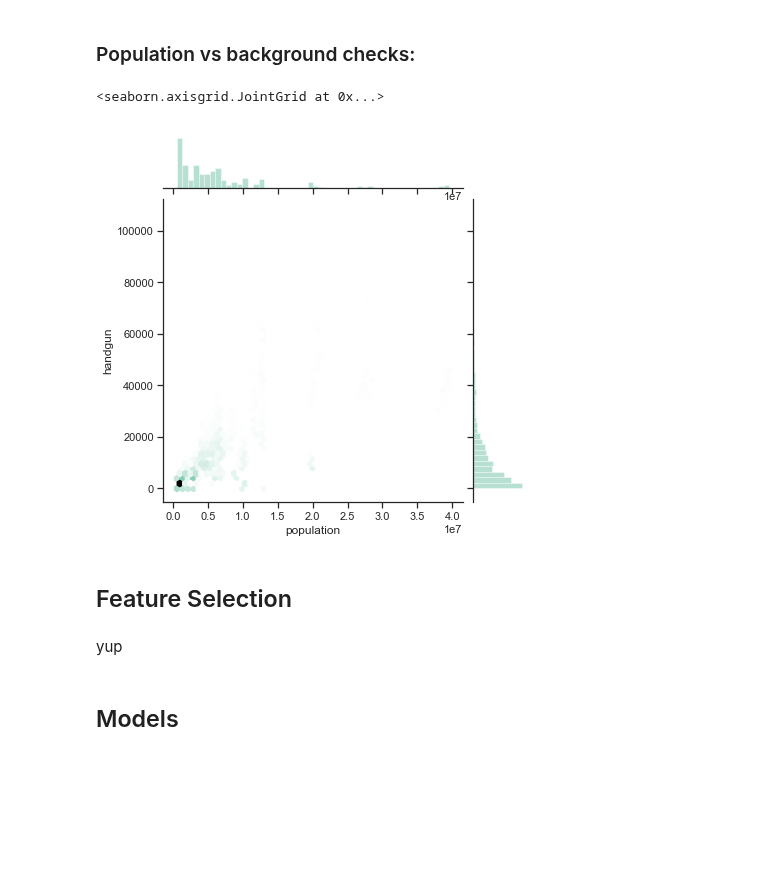
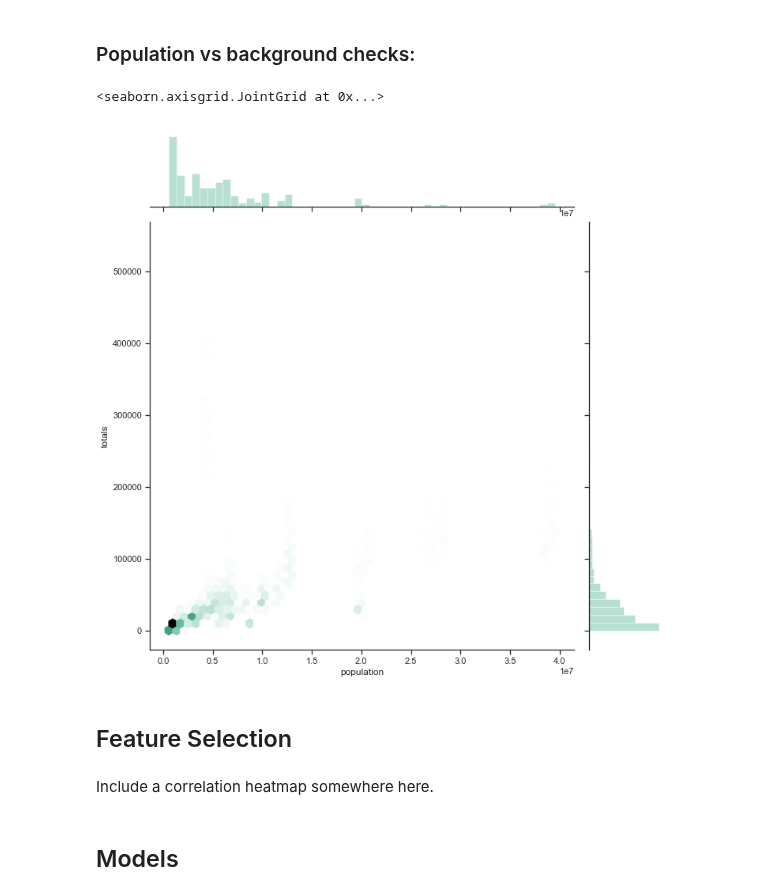
Before and after one commit to EliasFM/INFO370-FinalProject, a Jupyter notebook: webpage.ipynb, the cells around one changed output. Drawn from its saved outputs; the diff is of its cells as text; code cells hidden in the pictures; blank space fills up the shorter version.

```diff
--- a/webpage.ipynb
+++ b/webpage.ipynb
@@ -88,14 +127,14 @@ stacked_check_plot
 ### Population vs background checks:
 # %%
 sns.set(style="ticks")
-sns.jointplot(states_only.population, states_only.handgun, kind="hex", color="#4CB391")
+sns.jointplot(states_only.population, states_only.totals, kind="hex", height=10, color="#4CB391")
 # %% [output]
 <seaborn.axisgrid.JointGrid at 0x...>
-[figure, old version]
+[figure, new version]
 # %% [markdown]
 ## Feature Selection
-# %% [markdown]
-yup
+# %% [markdown]
+Include a correlation heatmap somewhere here.
 # %% [markdown]
 ## Models
 # %% [markdown]
```
Also changed, not shown: parts of 3 cells of this notebook.
